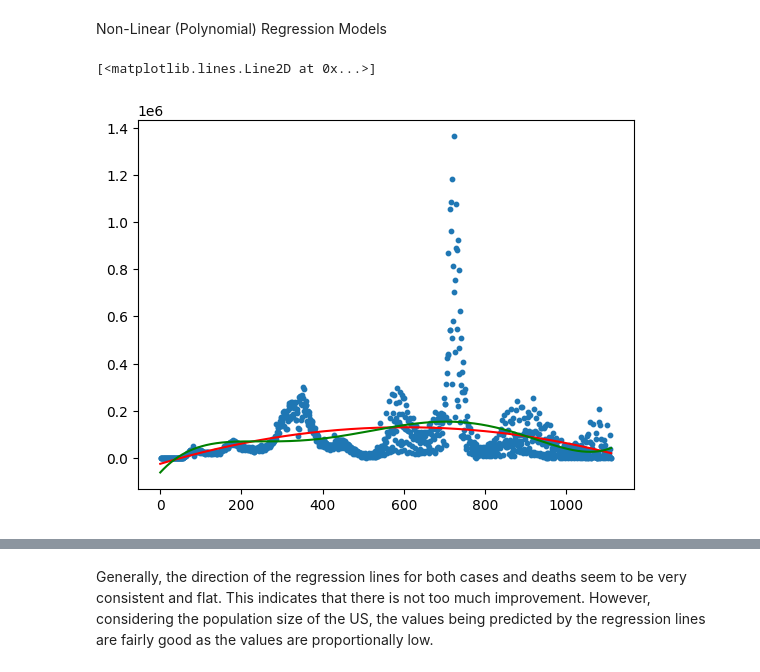
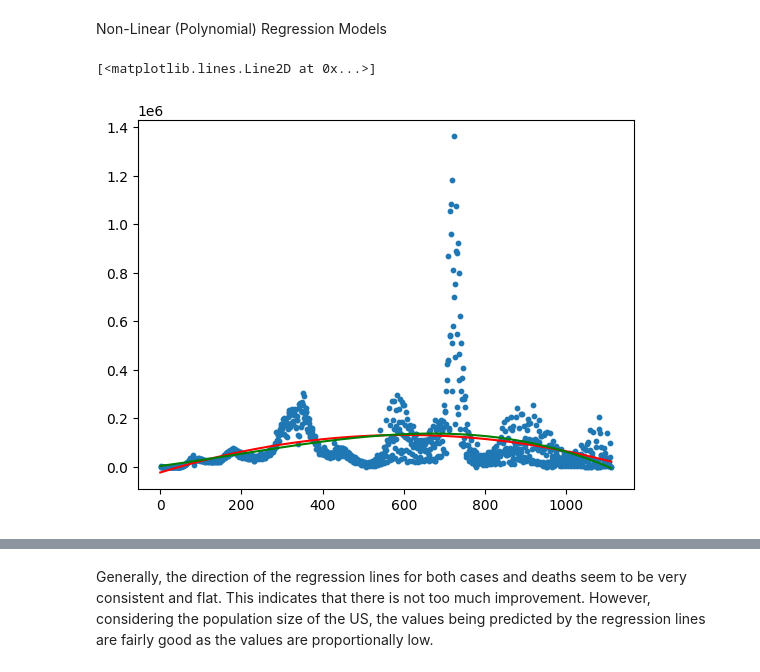
Before and after one commit to ssjung1/csc405-group-project, a Jupyter notebook: Project/src/team/Stage 4 Group.ipynb, the cells around one changed output, grey strips where cells are left out. Cells and saved outputs as stored; diff of their text form; code cells hidden in the pictures.

```diff
--- a/Project/src/team/Stage 4 Group.ipynb
+++ b/Project/src/team/Stage 4 Group.ipynb
@@ -119,23 +119,23 @@ Non-Linear (Polynomial) Regression Models
 # %%
 xCases = case_data.reshape((-1, 1))
 yCases = NewUS_Cases
 
 cases_nonlin_2 = PolynomialFeatures(degree=2, include_bias=False).fit_transform(xCases)
-cases_nonlin_5 = PolynomialFeatures(degree=5, include_bias=False).fit_transform(xCases)
+cases_nonlin_3 = PolynomialFeatures(degree=3, include_bias=False).fit_transform(xCases)
 cases_model_2 = LinearRegression().fit(cases_nonlin_2, yCases)
-cases_model_5 = LinearRegression().fit(cases_nonlin_5, yCases)
+cases_model_3 = LinearRegression().fit(cases_nonlin_3, yCases)
 
 cases_y_pred_2 = cases_model_2.predict(cases_nonlin_2)
-cases_y_pred_5 = cases_model_5.predict(cases_nonlin_5)
+cases_y_pred_3 = cases_model_3.predict(cases_nonlin_3)
 x_test = np.linspace(0, 1111, 1111)[:, None]
 
 plt.scatter(xCases.ravel(), yCases, s = 10)
 plt.plot(x_test.ravel(), cases_y_pred_2, c ="red")
-plt.plot(x_test.ravel(), cases_y_pred_5, c ="green")
+plt.plot(x_test.ravel(), cases_y_pred_3, c ="green")
 # plt.title("US Cases Mean Squared Error: {0:.3g}".format(mean_squared_error(model_2.predict(nonlin_2), yCases)))
 # %% [output]
 [<matplotlib.lines.Line2D at 0x...>]
-[figure, old version]
+[figure, new version]
 # %%
 xDeaths = death_data.reshape((-1, 1))
 yDeaths = NewUS_Deaths
```
Also changed, not shown: parts of 8 cells of this notebook.
